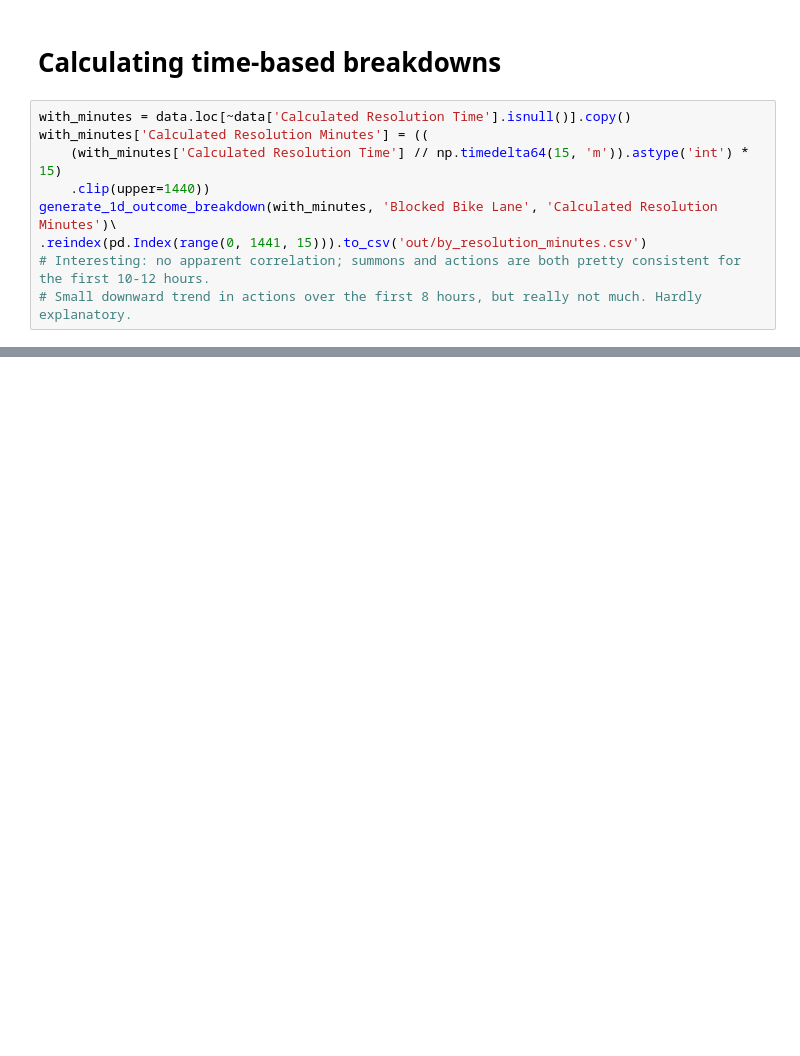
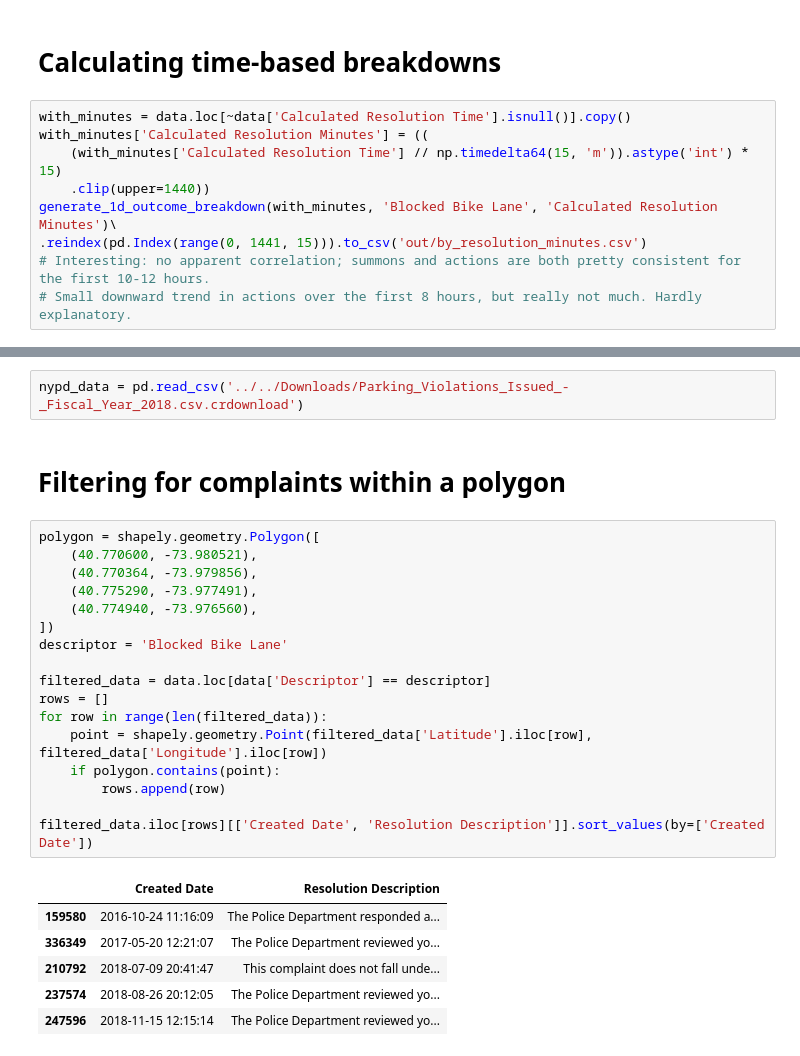
Before and after one commit to TheJakeSchmidt/311-open-data-analysis, a Jupyter notebook: illegal_parking/311_illegal_parking.ipynb, the cells around one changed output, grey strips where cells are left out. Drawn from its saved outputs; the diff is of its cells as text; blank space fills up the shorter version.

Commit message:
Add code to get complains within a specified polygon.

```diff
--- a/illegal_parking/311_illegal_parking.ipynb
+++ b/illegal_parking/311_illegal_parking.ipynb
@@ -503,0 +524,28 @@ generate_1d_outcome_breakdown(with_minutes, 'Blocked Bike Lane', 'Calculated Res
+# %%
+nypd_data = pd.read_csv('../../Downloads/Parking_Violations_Issued_-_Fiscal_Year_2018.csv.crdownload')
+# %% [markdown]
+# Filtering for complaints within a  polygon
+# %%
+polygon = shapely.geometry.Polygon([
+    (40.770600, -73.980521),
+    (40.770364, -73.979856),
+    (40.775290, -73.977491),
+    (40.774940, -73.976560),
+])
+descriptor = 'Blocked Bike Lane'
+
+filtered_data = data.loc[data['Descriptor'] == descriptor]
+rows = []
+for row in range(len(filtered_data)):
+    point = shapely.geometry.Point(filtered_data['Latitude'].iloc[row], filtered_data['Longitude'].iloc[row])
+    if polygon.contains(point):
+        rows.append(row)
+
+filtered_data.iloc[rows][['Created Date', 'Resolution Description']].sort_values(by=['Created Date'])
+# %% [output]
+|  | Created Date | Resolution Description |
+| 159580 | 2016-10-24 11:16:09 | The Police Department responded a... |
+| 336349 | 2017-05-20 12:21:07 | The Police Department reviewed yo... |
+| 210792 | 2018-07-09 20:41:47 | This complaint does not fall unde... |
+| 237574 | 2018-08-26 20:12:05 | The Police Department reviewed yo... |
+| 247596 | 2018-11-15 12:15:14 | The Police Department reviewed yo... |
```
Also changed, not shown: parts of 3 cells of this notebook.
